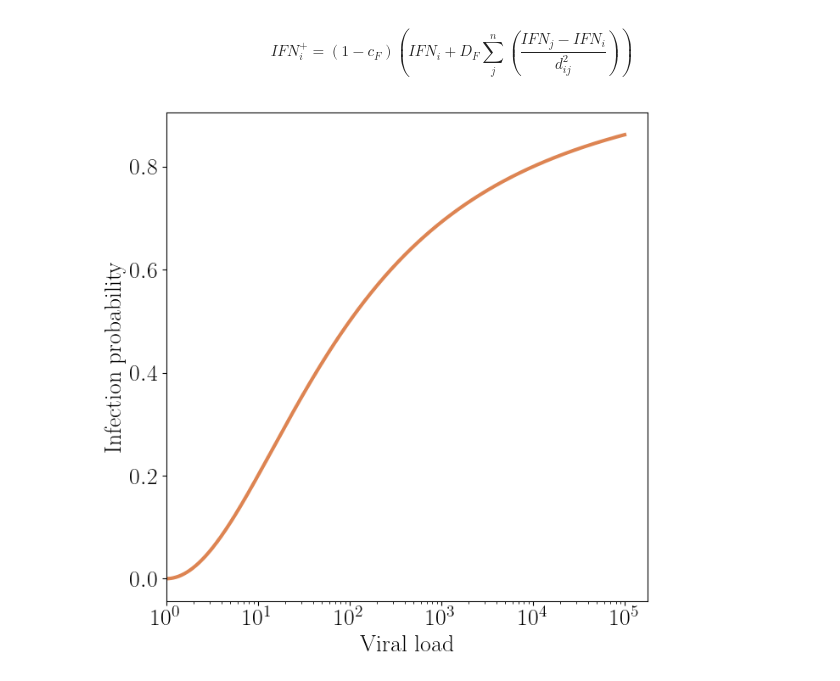
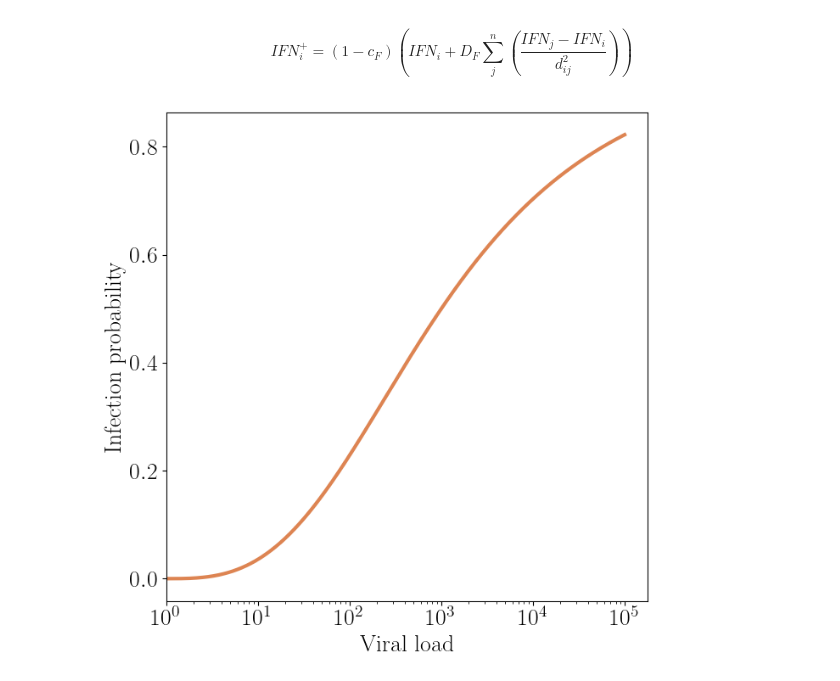
Before and after one commit to rblanco89/TissueFlu, a Jupyter notebook: utilities/tissuePlots.ipynb, the cells around one changed output. Cells and saved outputs as stored; diff of their text form; code cells hidden in the pictures.

```diff
--- a/utilities/tissuePlots.ipynb
+++ b/utilities/tissuePlots.ipynb
@@ -222,25 +222,25 @@ def hillFun(x, K, n):
 # %%
 fig, axs = plt.subplots(figsize=(7,7),facecolor='white')
 
-K = 2
-n = 2
+K = 3
+n = 3
 
 x = np.linspace(0, 5, num=1000)
 xx = 10**(x)
 yyV = hillFun(x, K, n)
 
 axs.plot(xx, yyV, lw=3, color=palette[1])
 axs.set_xlabel('Viral load')
 axs.set_ylabel('Infection probability')
 axs.set_xscale('log')
 axs.set_xlim((1))
 
 plt.tight_layout()
 # plt.savefig('probFunctionV.png')
 
 plt.show()
 # %% [output]
-[figure, old version]
+[figure, new version]
 # %%
 fig, axs = plt.subplots(figsize=(7,7),facecolor='white')
 
```
Also changed, not shown: parts of 2 cells of this notebook, 6 other files.
